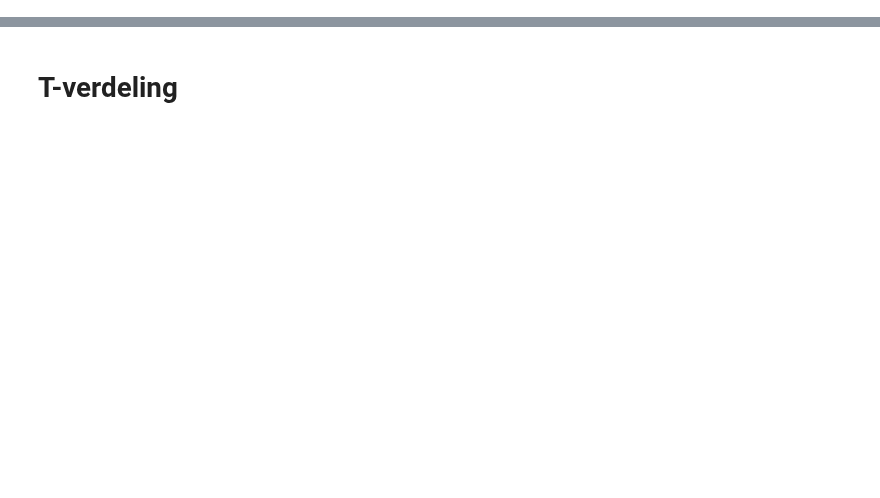
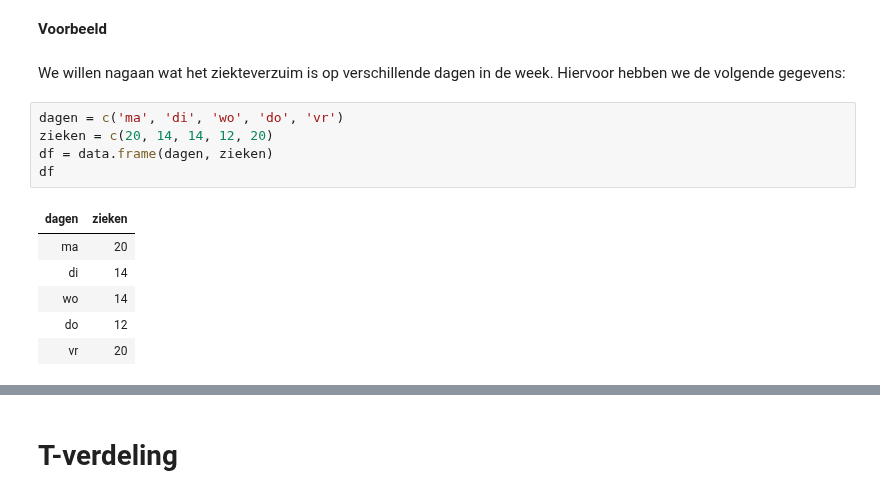
Before and after one commit to darkeclipz/jupyter-notebooks, a Jupyter notebook: Applied Math/Y2S3/Statistiek en onderzoek.ipynb, the cells around one changed output, grey strips where cells are left out. Saved outputs shown, nothing was run; the diff lists cells and outputs as text; blank space fills up the shorter version.

```diff
--- a/Applied Math/Y2S3/Statistiek en onderzoek.ipynb
+++ b/Applied Math/Y2S3/Statistiek en onderzoek.ipynb
@@ -0,0 +97,16 @@
+# %% [markdown]
+**Voorbeeld**
+# %% [markdown]
+We willen nagaan wat het ziekteverzuim is op verschillende dagen in de week. Hiervoor hebben we de volgende gegevens:
+# %%
+dagen = c('ma', 'di', 'wo', 'do', 'vr')
+zieken = c(20, 14, 14, 12, 20)
+df = data.frame(dagen, zieken)
+df
+# %% [output]
+| dagen | zieken |
+| ma | 20 |
+| di | 14 |
+| wo | 14 |
+| do | 12 |
+| vr | 20 |
```
Also changed, not shown: parts of 53 cells of this notebook.
